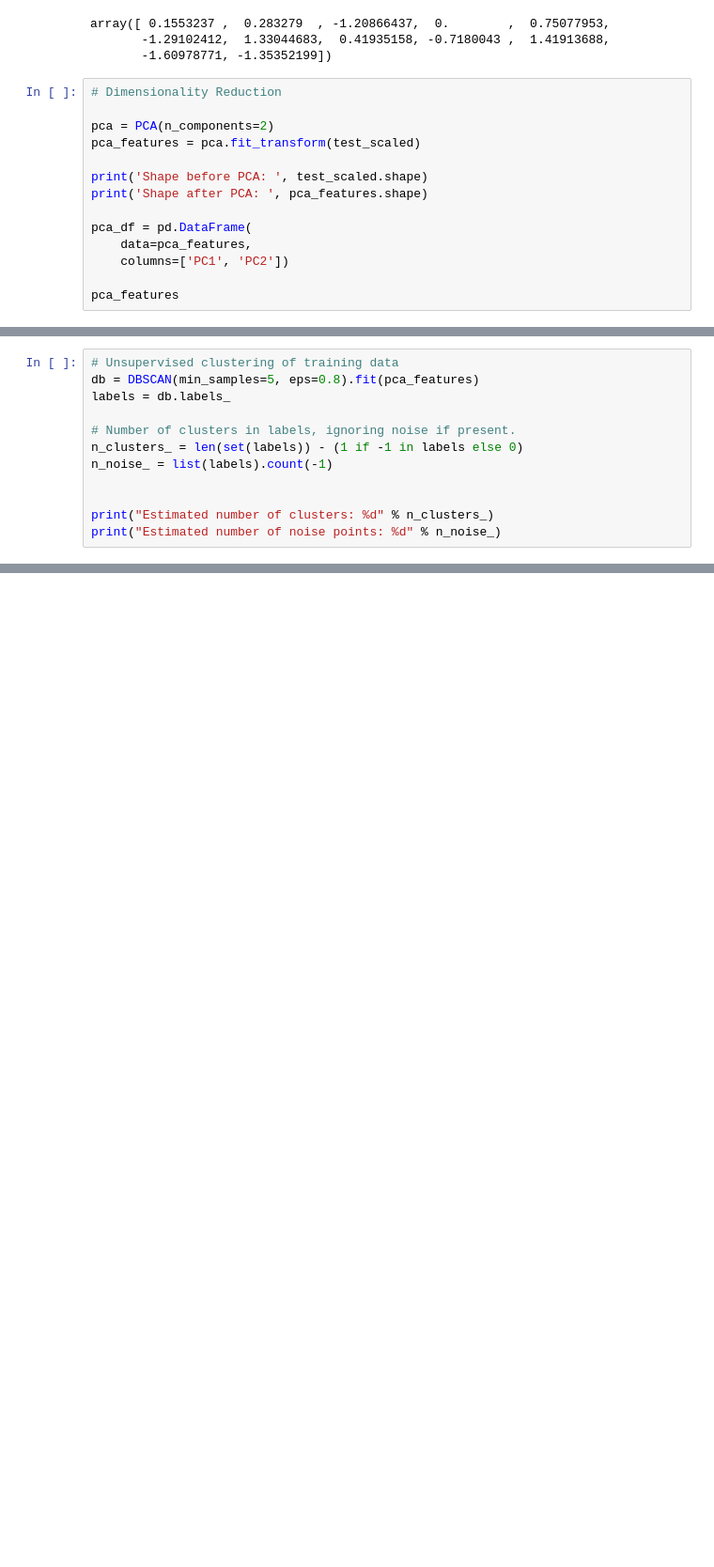
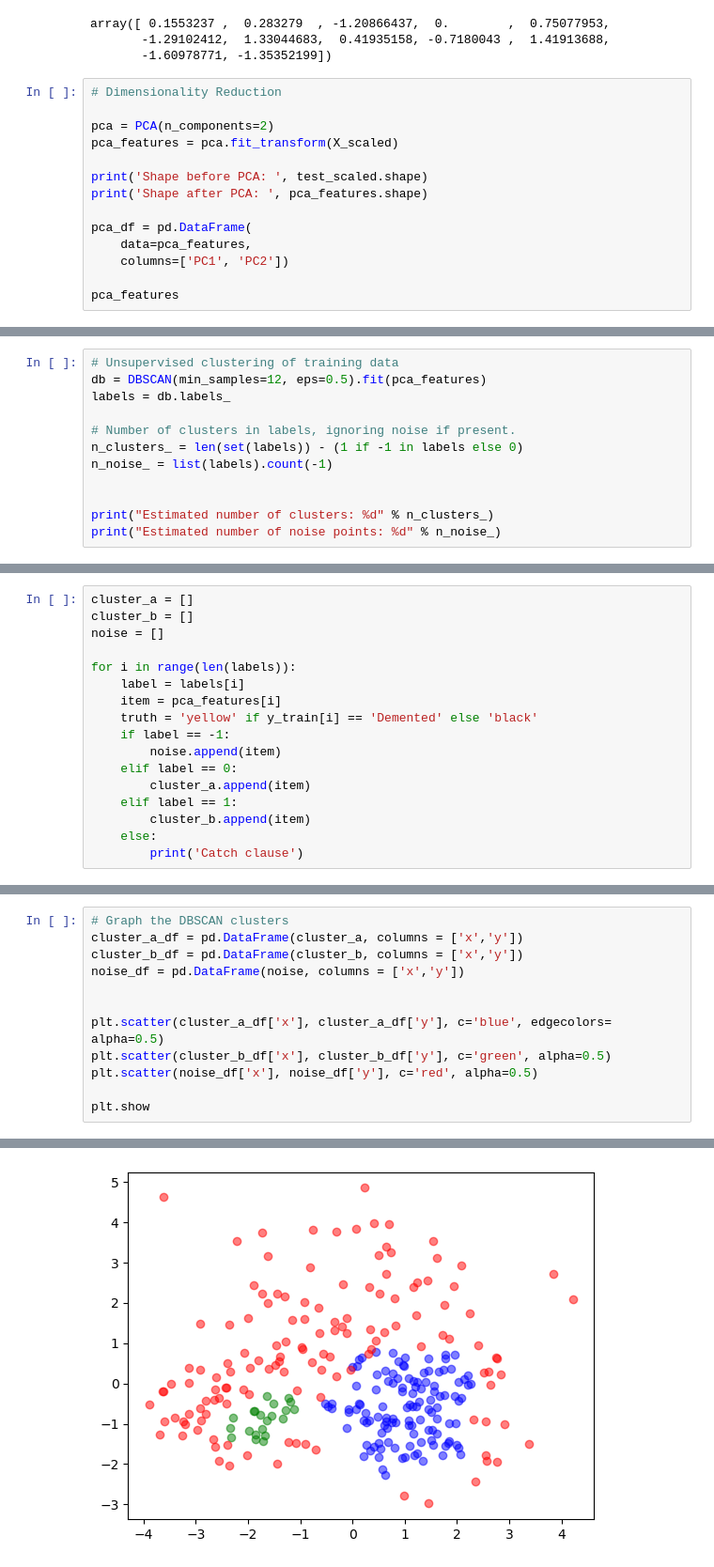
Before and after one commit to nolanrbrady/BrainTumorDetection, a Jupyter notebook: PredictingAlzheimers.ipynb, the cells around one changed output, grey strips where cells are left out. Shown at 94% size. Drawn from its saved outputs; the diff is of its cells as text; blank space fills up the shorter version.

Commit message:
Graphing the DBSCAN results

```diff
--- a/PredictingAlzheimers.ipynb
+++ b/PredictingAlzheimers.ipynb
@@ -145,7 +145,7 @@ array([ 0.1553237 ,  0.283279  , -1.20866437,  0.        ,  0.75077953,
 # Dimensionality Reduction
 
 pca = PCA(n_components=2)
-pca_features = pca.fit_transform(test_scaled)
+pca_features = pca.fit_transform(X_scaled)
 
 print('Shape before PCA: ', test_scaled.shape)
 print('Shape after PCA: ', pca_features.shape)
@@ -187,6 +158,6 @@ plt.show
 # %%
 # Unsupervised clustering of training data
-db = DBSCAN(min_samples=5, eps=0.8).fit(pca_features)
+db = DBSCAN(min_samples=12, eps=0.5).fit(pca_features)
 labels = db.labels_
 
 # Number of clusters in labels, ignoring noise if present.
@@ -201,0 +188,17 @@ Estimated number of noise points: 21
+# %%
+cluster_a = []
+cluster_b = []
+noise = []
+
+for i in range(len(labels)):
+    label = labels[i]
+    item = pca_features[i]
+    truth = 'yellow' if y_train[i] == 'Demented' else 'black'
+    if label == -1:
+        noise.append(item)
+    elif label == 0:
+        cluster_a.append(item)
+    elif label == 1:
+        cluster_b.append(item)
+    else:
+        print('Catch clause')
@@ -201,0 +213,13 @@ Estimated number of noise points: 21
+# %%
+# Graph the DBSCAN clusters
+cluster_a_df = pd.DataFrame(cluster_a, columns = ['x','y'])
+cluster_b_df = pd.DataFrame(cluster_b, columns = ['x','y'])
+noise_df = pd.DataFrame(noise, columns = ['x','y'])
+
+
+plt.scatter(cluster_a_df['x'], cluster_a_df['y'], c='blue', edgecolors= alpha=0.5)
+plt.scatter(cluster_b_df['x'], cluster_b_df['y'], c='green', alpha=0.5)
+plt.scatter(noise_df['x'], noise_df['y'], c='red', alpha=0.5)
+
+plt.show
+# %% [output]
@@ -201,0 +227 @@ Estimated number of noise points: 21
+[figure, added]
```
Also changed, not shown: parts of 6 cells of this notebook.
